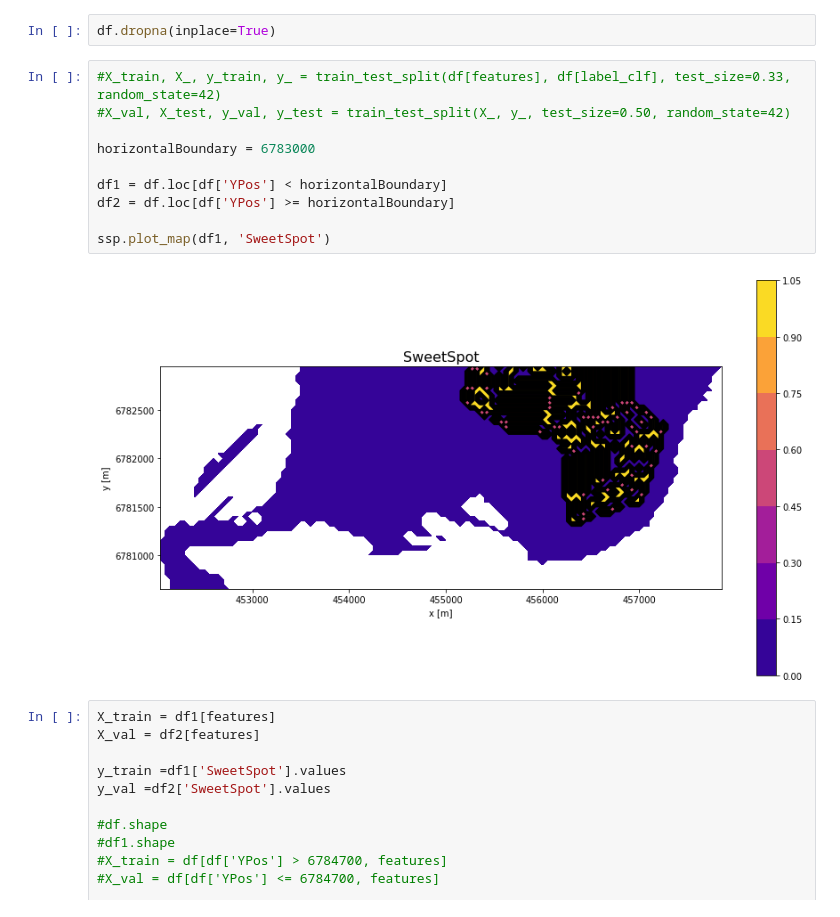
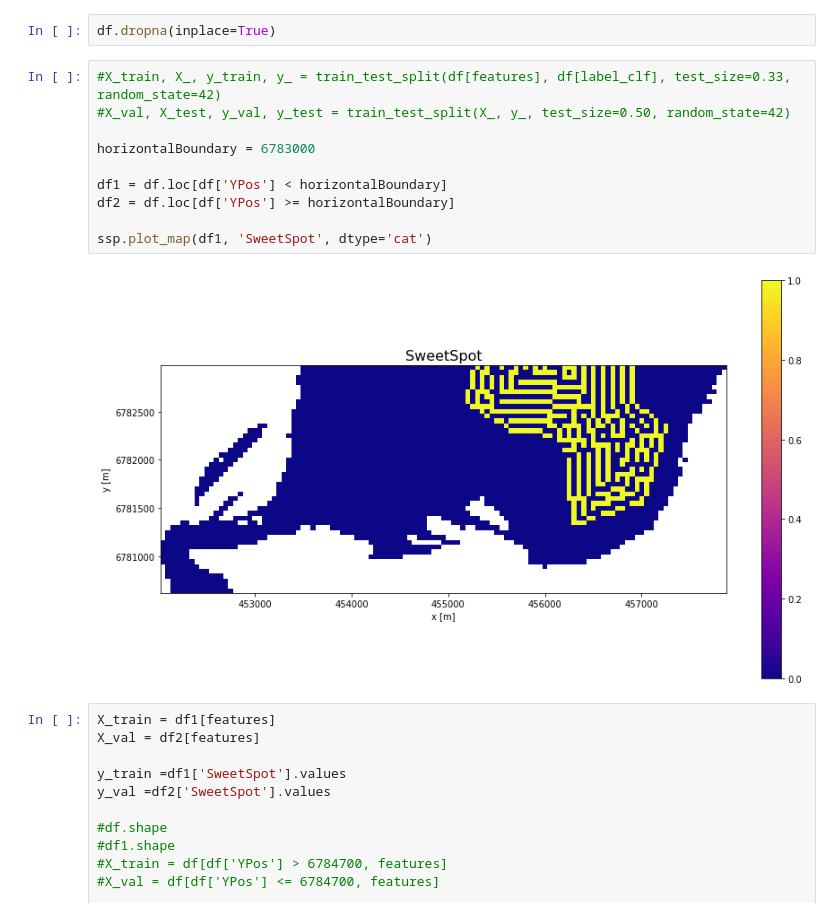
Before and after one commit to Nozziel/OGA2018_SweetSpotPrediction, a Jupyter notebook: Notebooks/03 Exploration of models.ipynb, the cells around one changed output. Drawn from its saved outputs; the diff is of its cells as text.

```diff
--- a/Notebooks/03 Exploration of models.ipynb
+++ b/Notebooks/03 Exploration of models.ipynb
@@ -43,15 +43,15 @@ df.dropna(inplace=True)
 # %%
 #X_train, X_, y_train, y_ = train_test_split(df[features], df[label_clf], test_size=0.33, random_state=42)
 #X_val, X_test, y_val, y_test = train_test_split(X_, y_, test_size=0.50, random_state=42)
 
 horizontalBoundary = 6783000
 
 df1 = df.loc[df['YPos'] < horizontalBoundary]
 df2 = df.loc[df['YPos'] >= horizontalBoundary]
 
-ssp.plot_map(df1, 'SweetSpot')
+ssp.plot_map(df1, 'SweetSpot', dtype='cat')
 # %% [output]
-[figure, old version]
+[figure, new version]
 # %%
 X_train = df1[features]
 X_val = df2[features]
```
Also changed, not shown: 1 other file.
